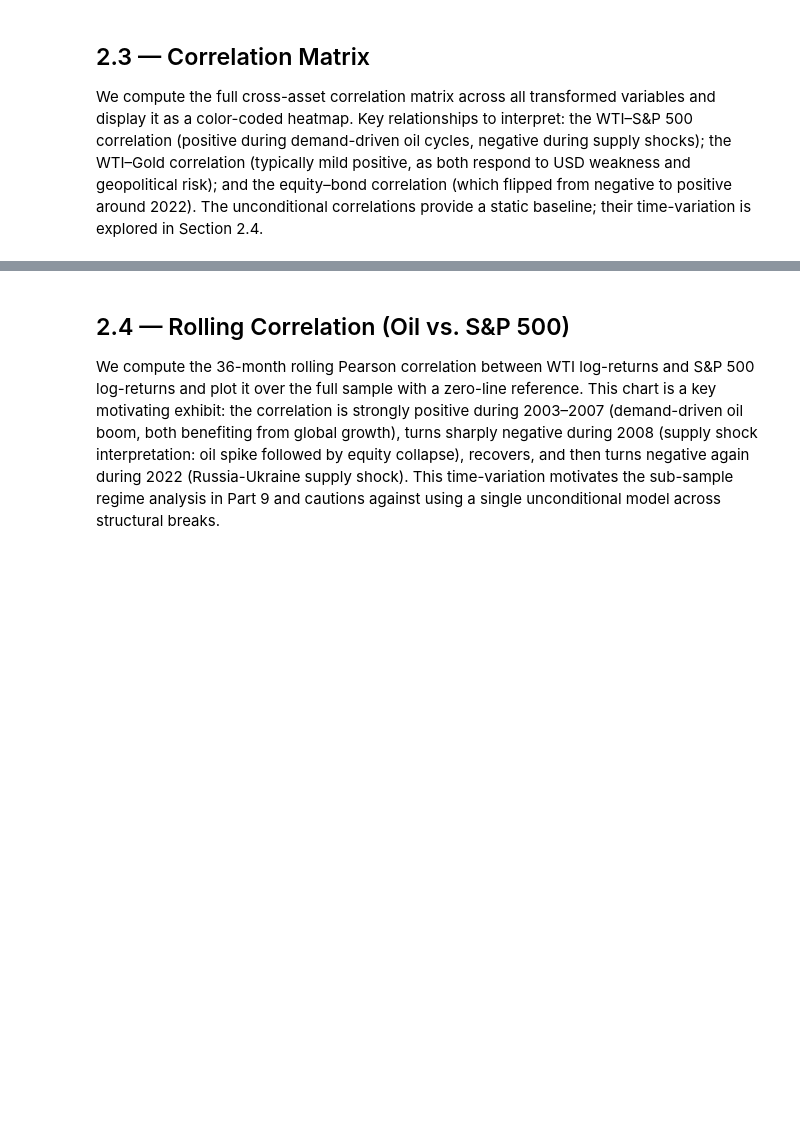
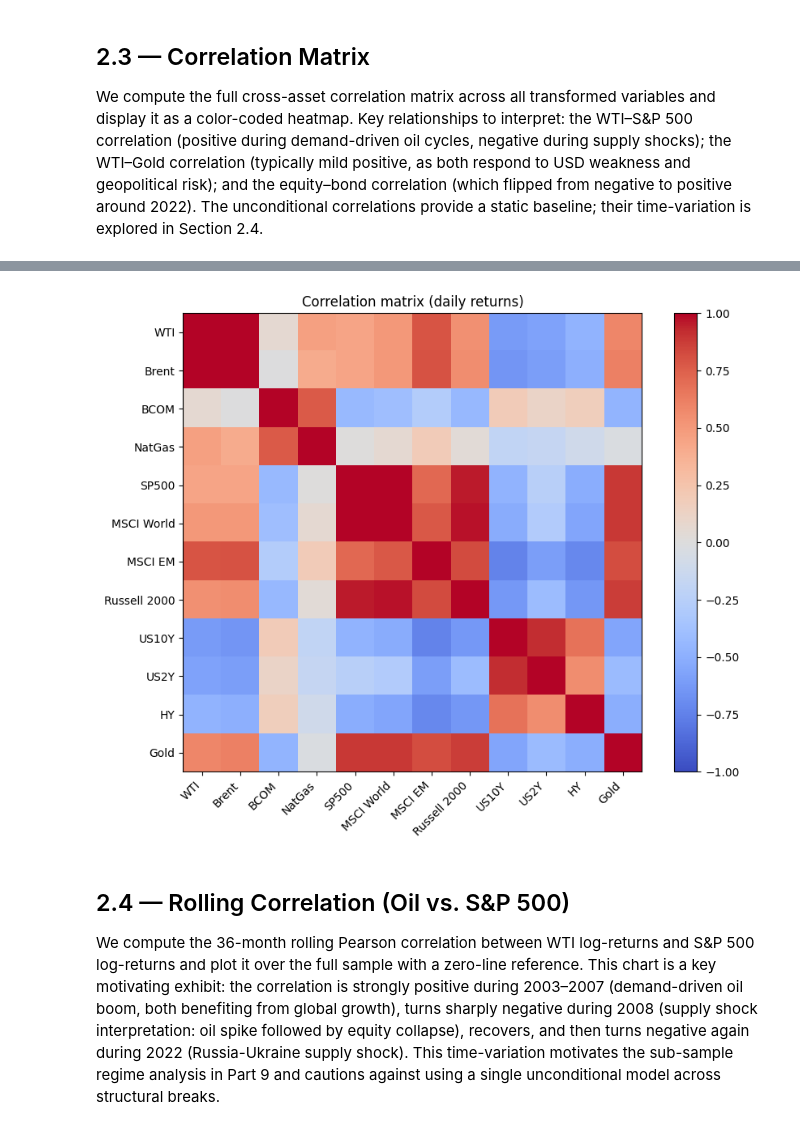
Before and after one commit to Altankaragulle/EMIF_Project_Oil, a Jupyter notebook: EMIF_Oil_Shock_Project.ipynb, the cells around one changed output, grey strips where cells are left out. Drawn from its saved outputs; the diff is of its cells as text; code cells hidden in the pictures; blank space fills up the shorter version.

Commit message:
Added Correlation matrices

```diff
--- a/EMIF_Oil_Shock_Project.ipynb
+++ b/EMIF_Oil_Shock_Project.ipynb
@@ -459,3 +459,6 @@ All variables reject the null of normality under both the Jarque-Bera and Anders
 ## 2.3 — Correlation Matrix
 
 We compute the full cross-asset correlation matrix across all transformed variables and display it as a color-coded heatmap. Key relationships to interpret: the WTI–S&P 500 correlation (positive during demand-driven oil cycles, negative during supply shocks); the WTI–Gold correlation (typically mild positive, as both respond to USD weakness and geopolitical risk); and the equity–bond correlation (which flipped from negative to positive around 2022). The unconditional correlations provide a static baseline; their time-variation is explored in Section 2.4.
+# %%
+corr_daily =daily.corr()
+corr_daily
@@ -462,3 +479,23 @@ We compute the full cross-asset correlation matrix across all transformed variab
+# %%
+nice_labels = [
+    "WTI", "Brent", "BCOM", "NatGas", "SP500", "MSCI World",
+    "MSCI EM", "Russell 2000", "US10Y", "US2Y", "HY", "Gold"
+]
+
+corr_plot = corr_daily.copy()
+corr_plot.columns = nice_labels
+corr_plot.index = nice_labels
+
+plt.figure(figsize=(9,7))
+plt.imshow(corr_daily.values, cmap="coolwarm", vmin=-1, vmax=1)
+plt.xticks(range(len(corr_plot.columns)), corr_plot.columns, rotation=45, ha="right")
+plt.yticks(range(len(corr_plot.index)), corr_plot.index)
+plt.colorbar()
+plt.title("Correlation matrix (daily returns)")
+plt.tight_layout()
+plt.show()
+# %% [output]
+[figure, added]
 # %% [markdown]
 ## 2.4 — Rolling Correlation (Oil vs. S&P 500)
 
```
Also changed, not shown: parts of 1 cell of this notebook.
